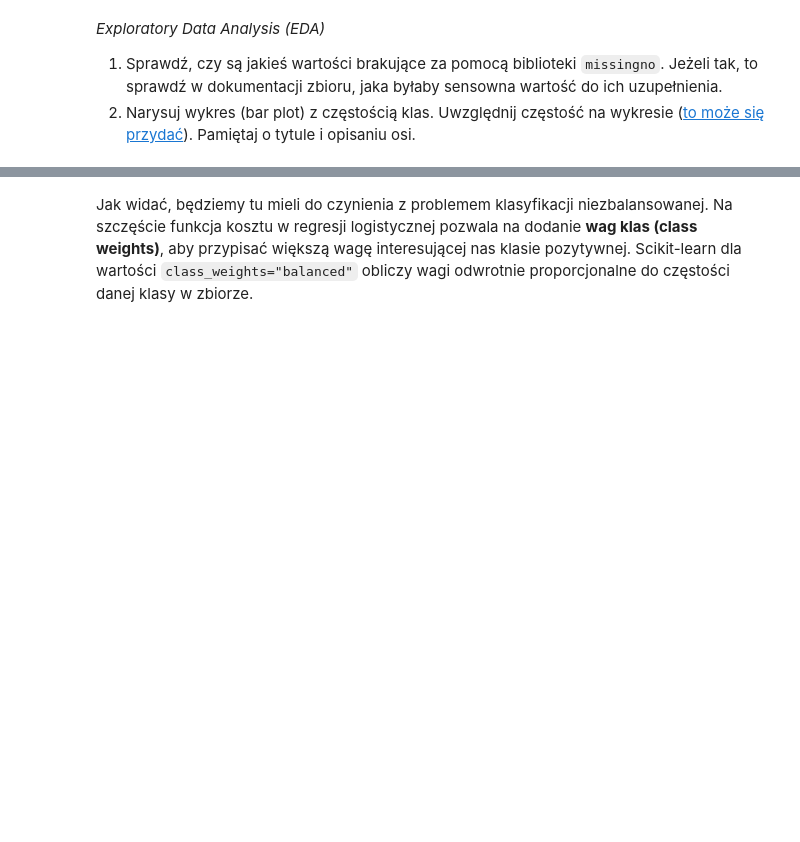
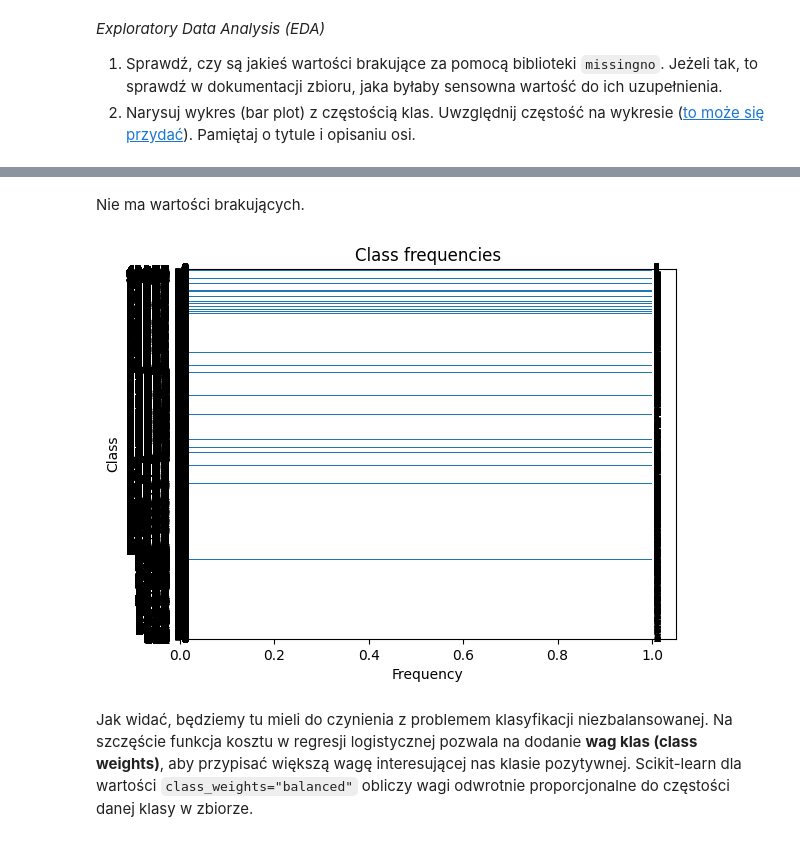
Before and after one commit to michaltomaszewski1/sztuczna-inteligencja, a Jupyter notebook: lab1/lab_1.ipynb, the cells around one changed output, grey strips where cells are left out. Saved outputs shown, nothing was run; the diff lists cells and outputs as text; code cells hidden in the pictures; blank space fills up the shorter version.

```diff
--- a/lab1/lab_1.ipynb
+++ b/lab1/lab_1.ipynb
@@ -1065,3 +1178,20 @@ assert [0,1] == sorted(df['contact'].unique())
+# %% [markdown]
+Nie ma wartości brakujących.
+# %%
+# plot class frequencies
+
+from matplotlib import pyplot as plt
+
+
+
+ax = y.plot.barh()
+ax.set_title("Class frequencies")
+ax.set_xlabel("Frequency")
+ax.set_ylabel("Class")
+ax.bar_label(ax.containers[0])
+plt.show()
+# %% [output]
+[figure, added]
 # %% [markdown]
 Jak widać, będziemy tu mieli do czynienia z problemem klasyfikacji niezbalansowanej. Na szczęście funkcja kosztu w regresji logistycznej pozwala na dodanie **wag klas (class weights)**, aby przypisać większą wagę interesującej nas klasie pozytywnej. Scikit-learn dla wartości `class_weights="balanced"` obliczy wagi odwrotnie proporcjonalne do częstości danej klasy w zbiorze.
 # %% [markdown]
```
Also changed, not shown: parts of 37 cells of this notebook.
